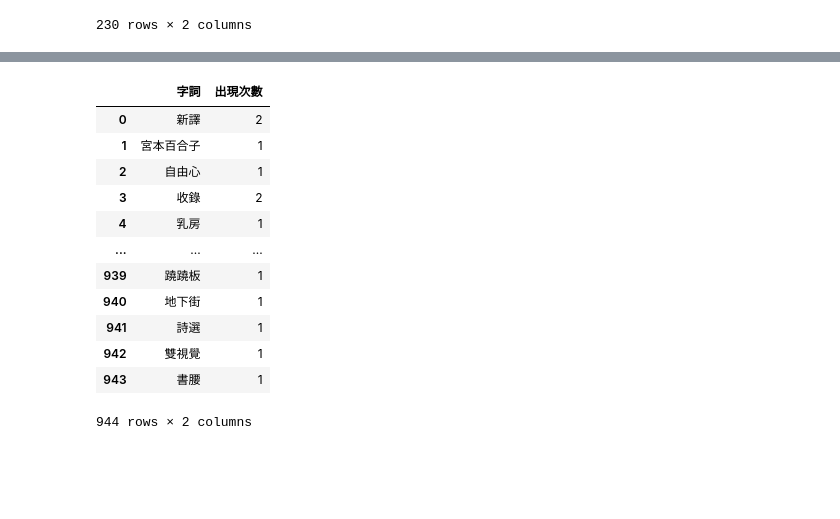
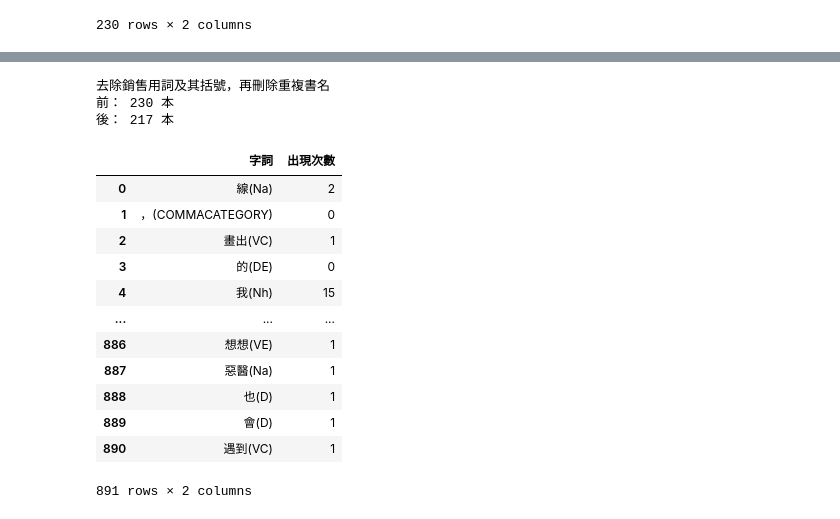
Before and after one commit to x1001000/books-chinese, a Jupyter notebook: Co_occurrence_network.ipynb, the cells around one changed output, grey strips where cells are left out. Drawn from its saved outputs; the diff is of its cells as text; code cells hidden in the pictures; blank space fills up the shorter version.

```diff
--- a/Co_occurrence_network.ipynb
+++ b/Co_occurrence_network.ipynb
@@ -101,25 +93,0 @@ len(titles)
-# %%
-# 字詞出現次數
-term_count = {}
-for title in titles:
-    for term in title:
-        if term not in term_count:
-            term_count[term] = 1
-        else:
-            term_count[term] += 1
-term_count_df = pd.DataFrame({'字詞': [k for k in term_count.keys()], '出現次數': [v for v in term_count.values()]})
-term_count_df
-# %% [output]
-|  | 字詞 | 出現次數 |
-| 0 | 新譯 | 2 |
-| 1 | 宮本百合子 | 1 |
-| 2 | 自由心 | 1 |
-| 3 | 收錄 | 2 |
-| 4 | 乳房 | 1 |
-| ... | ... | ... |
-| 939 | 蹺蹺板 | 1 |
-| 940 | 地下街 | 1 |
-| 941 | 詩選 | 1 |
-| 942 | 雙視覺 | 1 |
-| 943 | 書腰 | 1 |
-944 rows × 2 columns
@@ -125,0 +124,18 @@ term_count_df
+# %%
+# 去除銷售用詞及其括號，再刪除重複書名
+titles = []
+removed = []
+for title in books[(year_fr <= books['出版年']) & (books['出版年'] <= year_to)]['書名']:
+    for tag in tags_to_remove:
+        match = re.search(tag, title)
+        if match:
+            removed.append(title)
+            title = title.replace(match.group(0), '')
+    titles.append(title)
+print('去除銷售用詞及其括號，再刪除重複書名')
+print(f'前： {len(titles)} 本')
+print(f'後： {len(set(titles))} 本')
+# %% [output]
+去除銷售用詞及其括號，再刪除重複書名
+前： 230 本
+後： 217 本
@@ -126 +207,34 @@ term_count_df
+# %%
+# CKIP斷詞，若非分析使用的詞類，則出現次數歸零，統計字詞出現次數
+term_count = {}
+ws_of_titles = ws(set(titles))
+pos_of_titles = pos(ws_of_titles)
+for ws_of_title, pos_of_title in zip(ws_of_titles, pos_of_titles):
+    for w, p in zip(ws_of_title, pos_of_title):
+        if f'{w}({p})' not in term_count:
+            term_count[f'{w}({p})'] = 1
+        else:
+            term_count[f'{w}({p})'] += 1
+for term in term_count:
+    term_pos = re.search(r'\((.+)\)', term).group(1)
+    if term_pos not in pos_reduced:
+        term_count[term] = 0
+    elif pos_reduced[term_pos] not in pos_to_keep:
+        term_count[term] = 0
+term_count_df = pd.DataFrame({'字詞': [term for term in term_count], '出現次數': [count for count in term_count.values()]})
+term_count_df
+# %% [output]
+|  | 字詞 | 出現次數 |
+| 0 | 線(Na) | 2 |
+| 1 | ，(COMMACATEGORY) | 0 |
+| 2 | 畫出(VC) | 1 |
+| 3 | 的(DE) | 0 |
+| 4 | 我(Nh) | 15 |
+| ... | ... | ... |
+| 886 | 想想(VE) | 1 |
+| 887 | 惡醫(Na) | 1 |
+| 888 | 也(D) | 1 |
+| 889 | 會(D) | 1 |
+| 890 | 遇到(VC) | 1 |
+891 rows × 2 columns
 # %%
```
Also changed, not shown: parts of 17 cells of this notebook.
